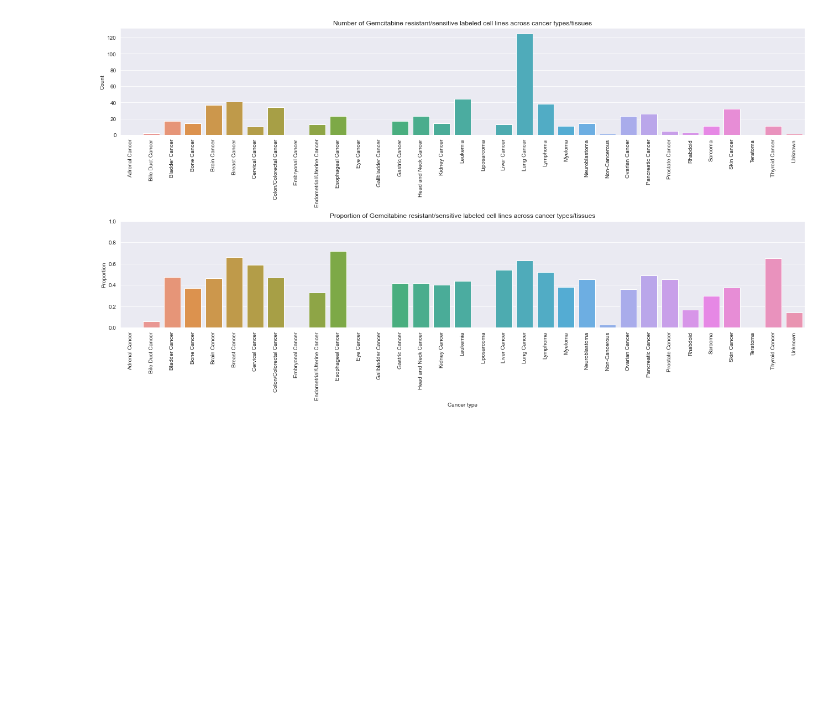
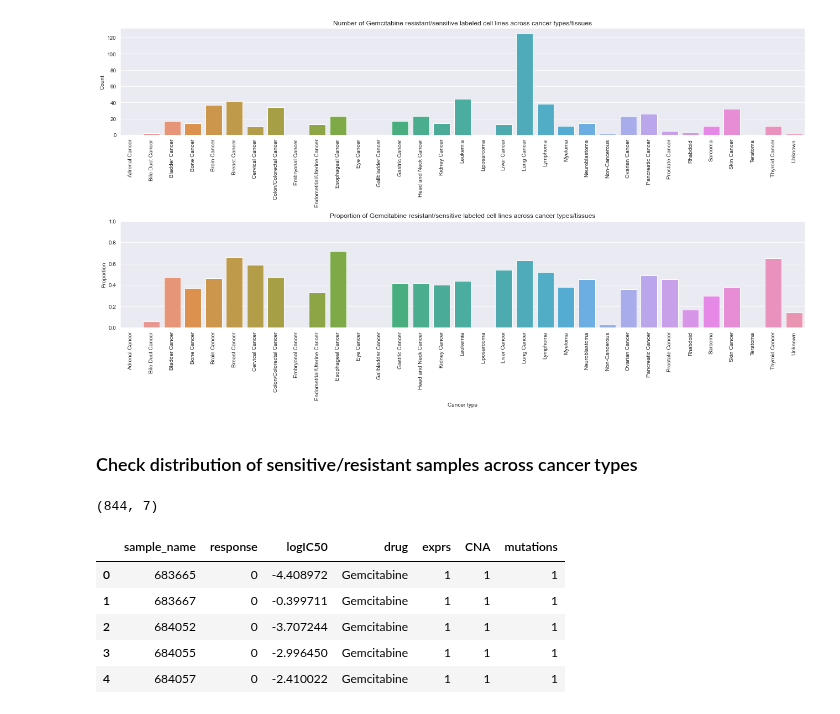
Before and after one commit to greenelab/pancancer-evaluation, a Jupyter notebook: 08_cell_line_prediction/download_drug_data.ipynb, the cells around one changed output. Saved outputs shown, nothing was run; the diff lists cells and outputs as text; code cells hidden in the pictures; blank space fills up the shorter version.

```diff
--- a/08_cell_line_prediction/download_drug_data.ipynb
+++ b/08_cell_line_prediction/download_drug_data.ipynb
@@ -348,3 +348,21 @@ if output_plots:
                 dpi=200, bbox_inches='tight')
 # %% [output]
 [figure]
+# %% [markdown]
+### Check distribution of sensitive/resistant samples across cancer types
+# %%
+drug_response_df['response'] = (drug_response_df.response
+    .replace(to_replace='R', value='0')
+    .replace(to_replace='S', value='1')
+    .astype(int)
+)
+print(drug_response_df.shape)
+drug_response_df.head()
+# %% [output]
+(844, 7)
+|  | sample_name | response | logIC50 | drug | exprs | CNA | mutations |
+| 0 | 683665 | 0 | -4.408972 | Gemcitabine | 1 | 1 | 1 |
+| 1 | 683667 | 0 | -0.399711 | Gemcitabine | 1 | 1 | 1 |
+| 2 | 684052 | 0 | -3.707244 | Gemcitabine | 1 | 1 | 1 |
+| 3 | 684055 | 0 | -2.996450 | Gemcitabine | 1 | 1 | 1 |
+| 4 | 684057 | 0 | -2.410022 | Gemcitabine | 1 | 1 | 1 |
```
Also changed, not shown: parts of 5 cells of this notebook, 1 other file.
